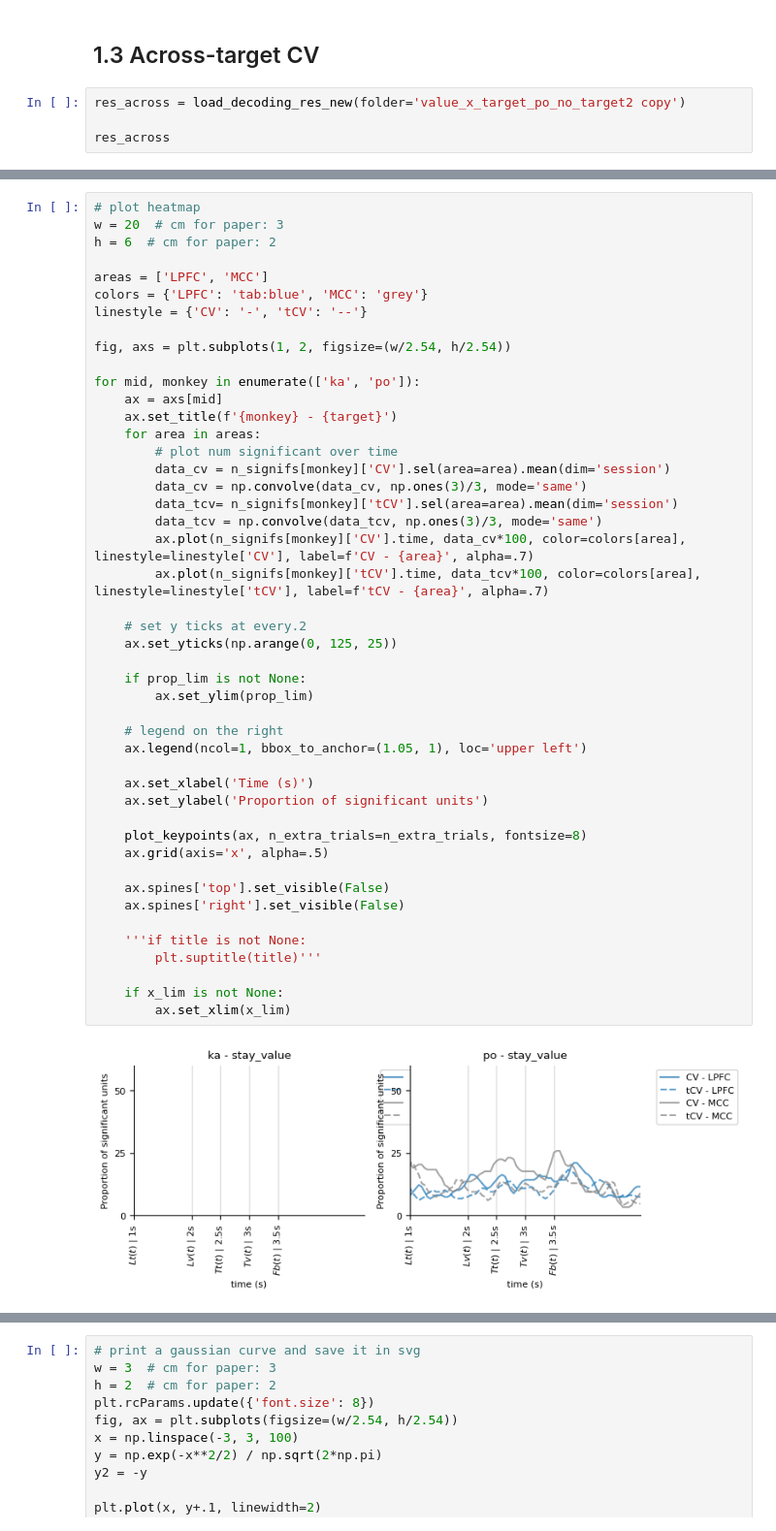
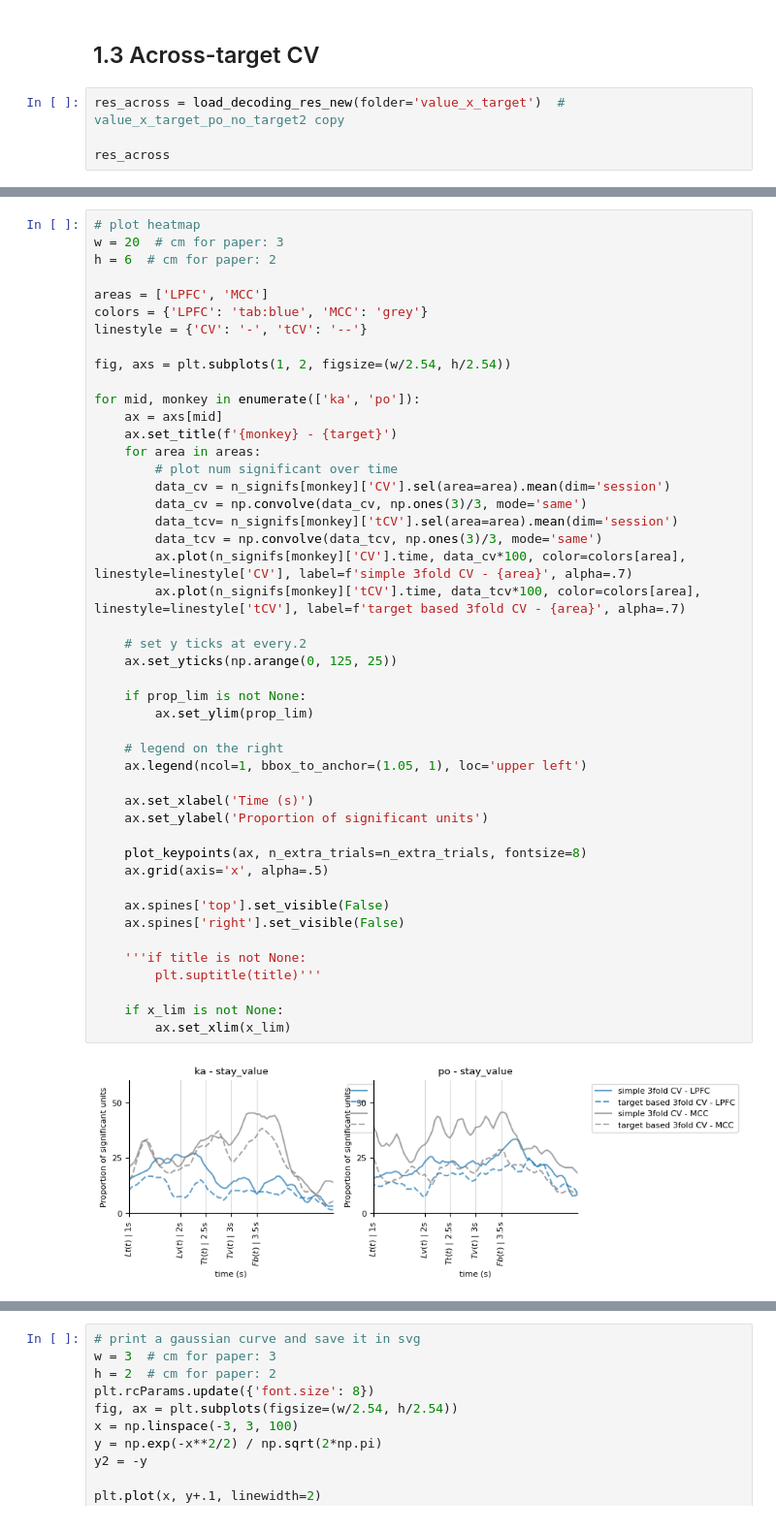
Before and after one commit to ungzs1/popy_05, a Jupyter notebook: notebooks/population_decoding/time_resolved_decoding_results.ipynb, the cells around one changed output, grey strips where cells are left out. Shown at 97% size. Drawn from its saved outputs; the diff is of its cells as text.

Commit message:
checkpoint: glms fixed, plotting good, other things

```diff
--- a/notebooks/population_decoding/time_resolved_decoding_results.ipynb
+++ b/notebooks/population_decoding/time_resolved_decoding_results.ipynb
@@ -475,7 +475,7 @@ plot_analysis('shift_value',
 # %% [markdown]
 ## 1.3 Across-target CV
 # %%
-res_across = load_decoding_res_new(folder='value_x_target_po_no_target2 copy')
+res_across = load_decoding_res_new(folder='value_x_target')  # value_x_target_po_no_target2 copy
 
 res_across
 # %% [output]
@@ -576,33 +588,33 @@ for mid, monkey in enumerate(['ka', 'po']):
         # plot num significant over time
         data_cv = n_signifs[monkey]['CV'].sel(area=area).mean(dim='session')
         data_cv = np.convolve(data_cv, np.ones(3)/3, mode='same')
         data_tcv= n_signifs[monkey]['tCV'].sel(area=area).mean(dim='session')
         data_tcv = np.convolve(data_tcv, np.ones(3)/3, mode='same')
-        ax.plot(n_signifs[monkey]['CV'].time, data_cv*100, color=colors[area], linestyle=linestyle['CV'], label=f'CV - {area}', alpha=.7)
-        ax.plot(n_signifs[monkey]['tCV'].time, data_tcv*100, color=colors[area], linestyle=linestyle['tCV'], label=f'tCV - {area}', alpha=.7)
+        ax.plot(n_signifs[monkey]['CV'].time, data_cv*100, color=colors[area], linestyle=linestyle['CV'], label=f'simple 3fold CV - {area}', alpha=.7)
+        ax.plot(n_signifs[monkey]['tCV'].time, data_tcv*100, color=colors[area], linestyle=linestyle['tCV'], label=f'target based 3fold CV - {area}', alpha=.7)
 
     # set y ticks at every.2
     ax.set_yticks(np.arange(0, 125, 25))
 
     if prop_lim is not None:
         ax.set_ylim(prop_lim)
 
     # legend on the right
     ax.legend(ncol=1, bbox_to_anchor=(1.05, 1), loc='upper left')
 
     ax.set_xlabel('Time (s)')
     ax.set_ylabel('Proportion of significant units')
 
     plot_keypoints(ax, n_extra_trials=n_extra_trials, fontsize=8)
     ax.grid(axis='x', alpha=.5)
 
     ax.spines['top'].set_visible(False)
     ax.spines['right'].set_visible(False)
 
     '''if title is not None:
         plt.suptitle(title)'''
 
     if x_lim is not None:
         ax.set_xlim(x_lim)
 # %% [output]
-[figure, old version]
+[figure, new version]
```
Also changed, not shown: parts of 5 cells of this notebook, 28 other files.
